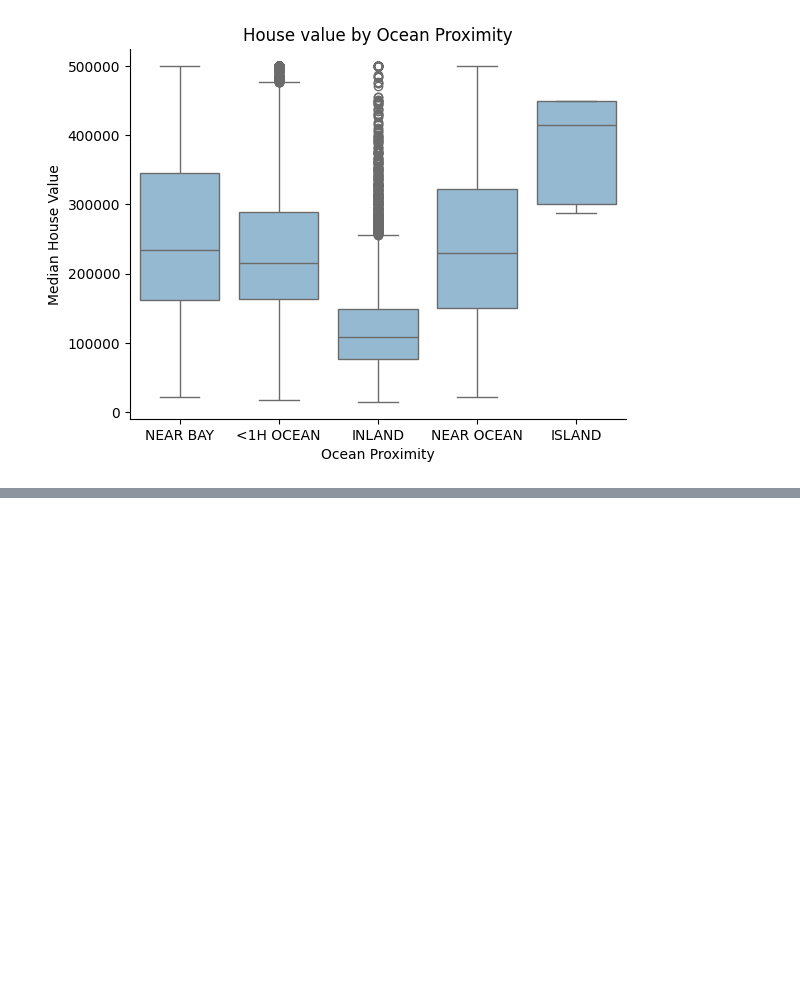
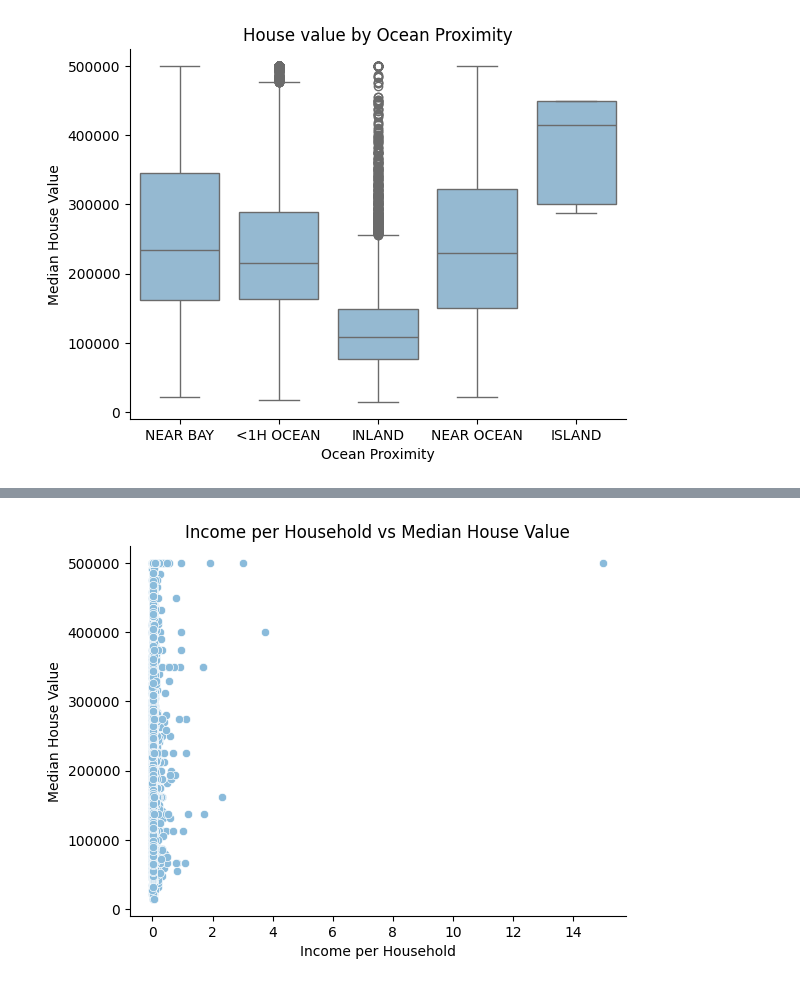
Before and after one commit to akhilvarshney9/EDA-Project, a Jupyter notebook: eda_project.ipynb, the cells around one changed output, grey strips where cells are left out. Saved outputs shown, nothing was run; the diff lists cells and outputs as text; code cells hidden in the pictures; blank space fills up the shorter version.

```diff
--- a/eda_project.ipynb
+++ b/eda_project.ipynb
@@ -161,0 +211,10 @@ plt.show()
+# %%
+# income per household vs median house value
+sns.scatterplot(data = df, x = 'income_per_household', y = 'median_house_value')
+plt.title('Income per Household vs Median House Value')
+plt.xlabel('Income per Household')
+plt.ylabel('Median House Value')
+plt.gca().spines[['top', 'right']].set_visible(False)
+plt.show()
+# %% [output]
+[figure, added]
```
Also changed, not shown: parts of 5 cells of this notebook.
